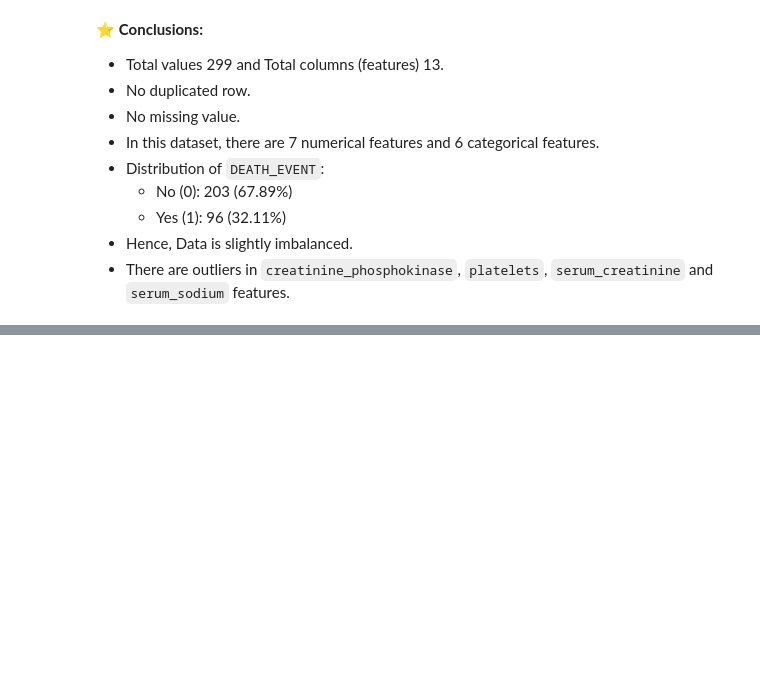
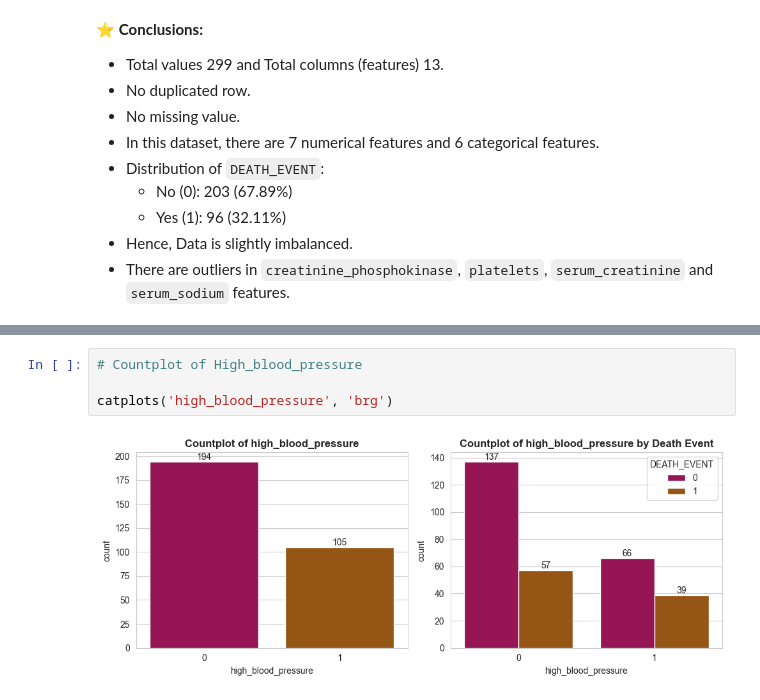
Before and after one commit to mohammadkhorshed/DS-ML-Assignments, a Jupyter notebook: assignment_08.ipynb, the cells around one changed output, grey strips where cells are left out. Drawn from its saved outputs; the diff is of its cells as text; blank space fills up the shorter version.

```diff
--- a/assignment_08.ipynb
+++ b/assignment_08.ipynb
@@ -261,0 +330,6 @@ Index(['age', 'creatinine_phosphokinase', 'ejection_fraction', 'platelets',
+# %%
+# Countplot of High_blood_pressure
+
+catplots('high_blood_pressure', 'brg')
+# %% [output]
+[figure, added]
```
Also changed, not shown: parts of 9 cells of this notebook.
